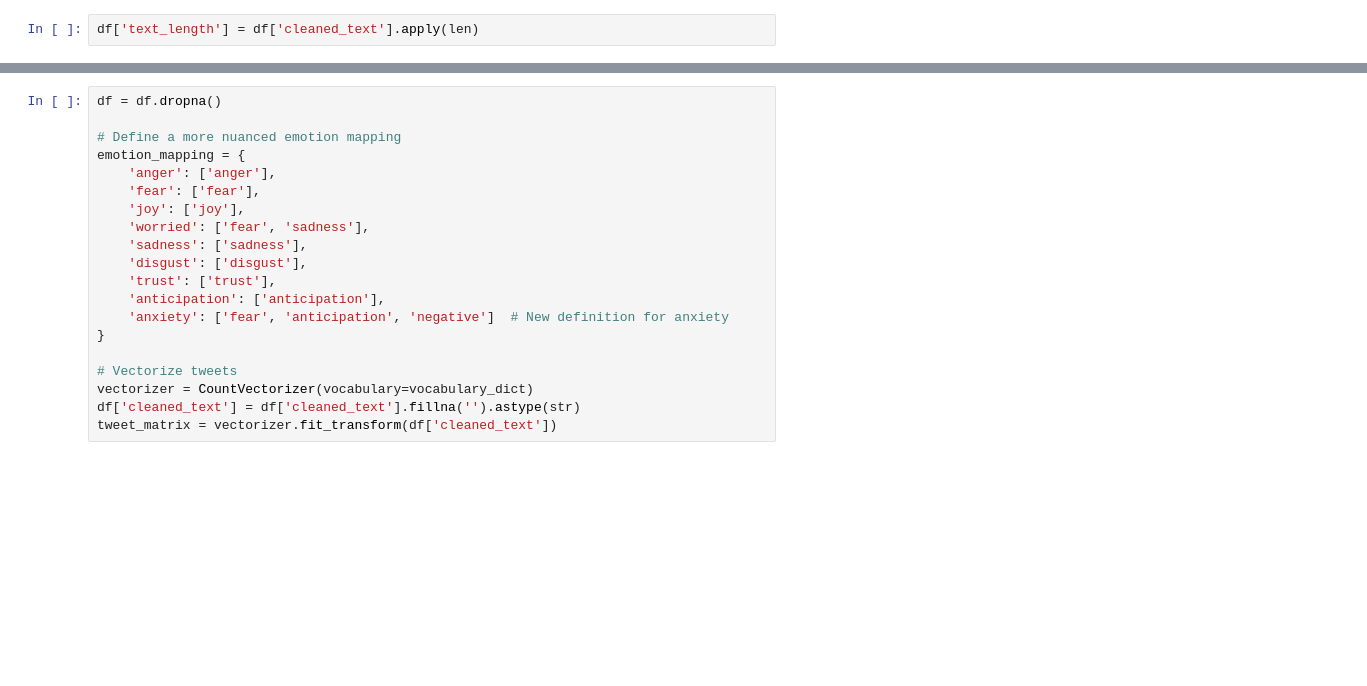
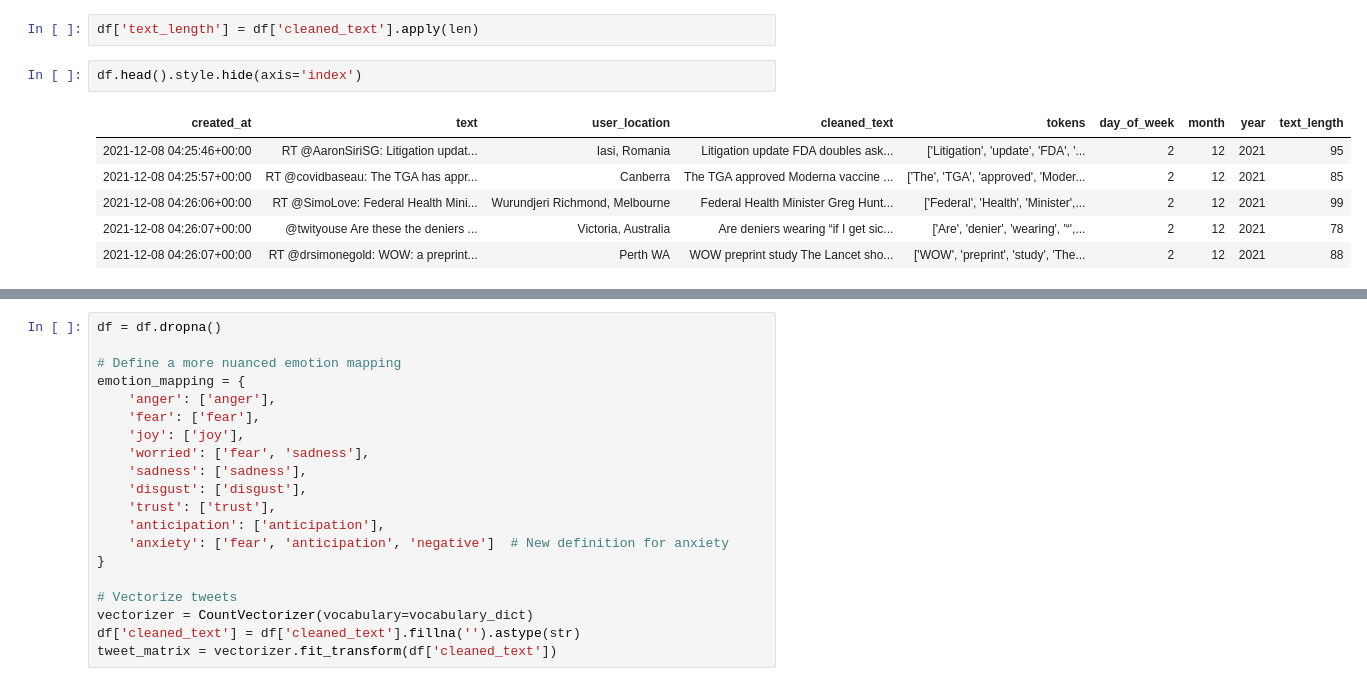
Before and after one commit to kyleoneil/MLProjs, a Jupyter notebook: covid_19_tweet_sentiments/covid_19_tweet_sentiment_analysis.ipynb, the cells around one changed output, grey strips where cells are left out. Drawn from its saved outputs; the diff is of its cells as text; blank space fills up the shorter version.

```diff
--- a/covid_19_tweet_sentiments/covid_19_tweet_sentiment_analysis.ipynb
+++ b/covid_19_tweet_sentiments/covid_19_tweet_sentiment_analysis.ipynb
@@ -203,4 +207,13 @@ df['month'] = df['created_at'].dt.month
 df['year'] = df['created_at'].dt.year
 # %%
 df['text_length'] = df['cleaned_text'].apply(len)
+# %%
+df.head().style.hide(axis='index')
+# %% [output]
+| created_at | text | user_location | cleaned_text | tokens | day_of_week | month | year | text_length |
+| 2021-12-08 04:25:46+00:00 | RT @AaronSiriSG: Litigation updat... | Iasi, Romania | Litigation update FDA doubles ask... | ['Litigation', 'update', 'FDA', '... | 2 | 12 | 2021 | 95 |
+| 2021-12-08 04:25:57+00:00 | RT @covidbaseau: The TGA has appr... | Canberra | The TGA approved Moderna vaccine ... | ['The', 'TGA', 'approved', 'Moder... | 2 | 12 | 2021 | 85 |
+| 2021-12-08 04:26:06+00:00 | RT @SimoLove: Federal Health Mini... | Wurundjeri Richmond, Melbourne | Federal Health Minister Greg Hunt... | ['Federal', 'Health', 'Minister',... | 2 | 12 | 2021 | 99 |
+| 2021-12-08 04:26:07+00:00 | @twityouse Are these the deniers ... | Victoria, Australia | Are deniers wearing “if I get sic... | ['Are', 'denier', 'wearing', '“',... | 2 | 12 | 2021 | 78 |
+| 2021-12-08 04:26:07+00:00 | RT @drsimonegold: WOW: a preprint... | Perth WA | WOW preprint study The Lancet sho... | ['WOW', 'preprint', 'study', 'The... | 2 | 12 | 2021 | 88 |
 # %%
```
Also changed, not shown: parts of 13 cells of this notebook.
